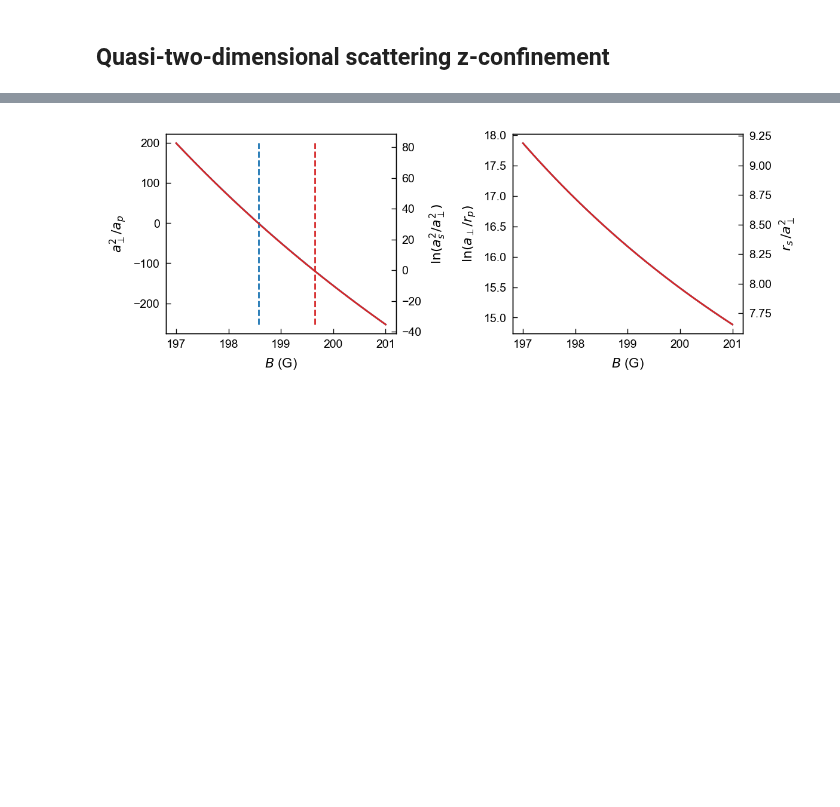
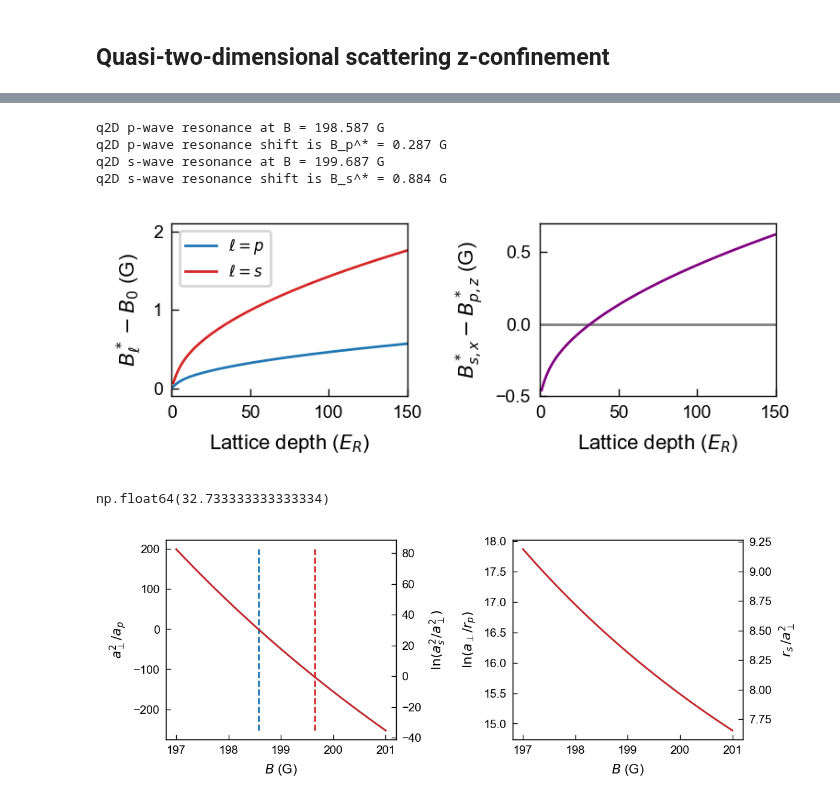
Before and after one commit to colinjdale/ChiPyLab, a Jupyter notebook: examples/plot_scattering_quantities.ipynb, the cells around one changed output, grey strips where cells are left out. Saved outputs shown, nothing was run; the diff lists cells and outputs as text; code cells hidden in the pictures; blank space fills up the shorter version.

```diff
--- a/examples/plot_scattering_quantities.ipynb
+++ b/examples/plot_scattering_quantities.ipynb
@@ -283,3 +261,66 @@ q2D s-wave resonance at B = 199.647 G
+# %%
+from amo.resonant_scattering import q2d_reference_field
+
+
+B_ref_p = q2d_reference_field(0, omega_perp)
+print(f"q2D p-wave resonance at B = {B_ref_p:.3f} G")
+print(f"q2D p-wave resonance shift is B_p^* = {B_ref_p-B0_77_pm1:.3f} G")
+
+B_ref_s = q2d_reference_field(1, omega_perp)
+print(f"q2D s-wave resonance at B = {B_ref_s:.3f} G")
+print(f"q2D s-wave resonance shift is B_s^* = {B_ref_s-B0_77_0:.3f} G")
+
+
+fig, axs = plt.subplots(1, 2, figsize=(4, 1.5))
+
+# z geometry
+s_min = 0
+s_max = 150
+s = np.linspace(s_min+1, s_max, s_max-s_min)  # Recoils
+Lats = [Lattice(s_) for s_ in s]
+omega_perps = [Lats[i].calculate_En(0)[0] * Lats[i].ER/hbar * 2 for i in range(len(Lats))]
+
+B_p_shifts = -B0_77_pm1 + np.array([q2d_reference_field(0, omega_perp) for omega_perp in omega_perps])
+B_s_shifts = -B0_77_0 + np.array([q2d_reference_field(1, omega_perp) for omega_perp in omega_perps])
+
+ax = axs[0]
+ax.set(ylabel=r"$B_\ell^* - B_0$ (G)", xlabel=r"Lattice depth ($E_R$)",
+       xlim=(s_min, s_max), ylim=(-0.1, 2.1))
+ax.plot(s, B_p_shifts, '-', label=r"$\ell=p$", color=colors[0])
+ax.plot(s, B_s_shifts, '-', label=r"$\ell=s$", color=colors[3])
+ax.legend(fontsize=6, loc='upper left')
+
+# x geometry
+# s_min = 0
+# s_max = 100
+# s = np.linspace(s_min+1, s_max, s_max-s_min)  # Recoils
+# Lats = [Lattice(s_) for s_ in s]
+# omega_perps = [Lats[i].calculate_En(0)[0] * Lats[i].ER/hbar * 2 for i in range(len(Lats))]
+
+B_pz = np.array([q2d_reference_field(0, omega_perp, geometry='x') for omega_perp in omega_perps])
+B_sx = np.array([q2d_reference_field(1, omega_perp, geometry='x') for omega_perp in omega_perps])
+
+ax = axs[1]
+ax.set(ylabel=r"$B_{s,x}^* - B_{p,z}^*$ (G)", xlabel=r"Lattice depth ($E_R$)",
+       xlim=(s_min, s_max), ylim=(-0.5, 0.7))
+ax.hlines(0, s_min, s_max, colors='gray', linestyles='-')
+ax.plot(s, B_sx - B_pz, '-', color='purple')
+
+fig.tight_layout()
+fig.savefig("outputs/q2d_resonance_shifts.pdf")
+plt.show()
+# %% [output]
+q2D p-wave resonance at B = 198.587 G
+q2D p-wave resonance shift is B_p^* = 0.287 G
+q2D s-wave resonance at B = 199.687 G
+q2D s-wave resonance shift is B_s^* = 0.884 G
+[figure, added]
+# %%
+(B_sx - B_pz)[32]
+s[31]
+s[32]
+# %% [output]
+np.float64(32.733333333333334)
 # %%
 fig, axs = plt.subplots(1, 2, figsize=figsize)
 # axs = axes.flatten()
```
Also changed, not shown: parts of 3 cells of this notebook, 4 other files.
